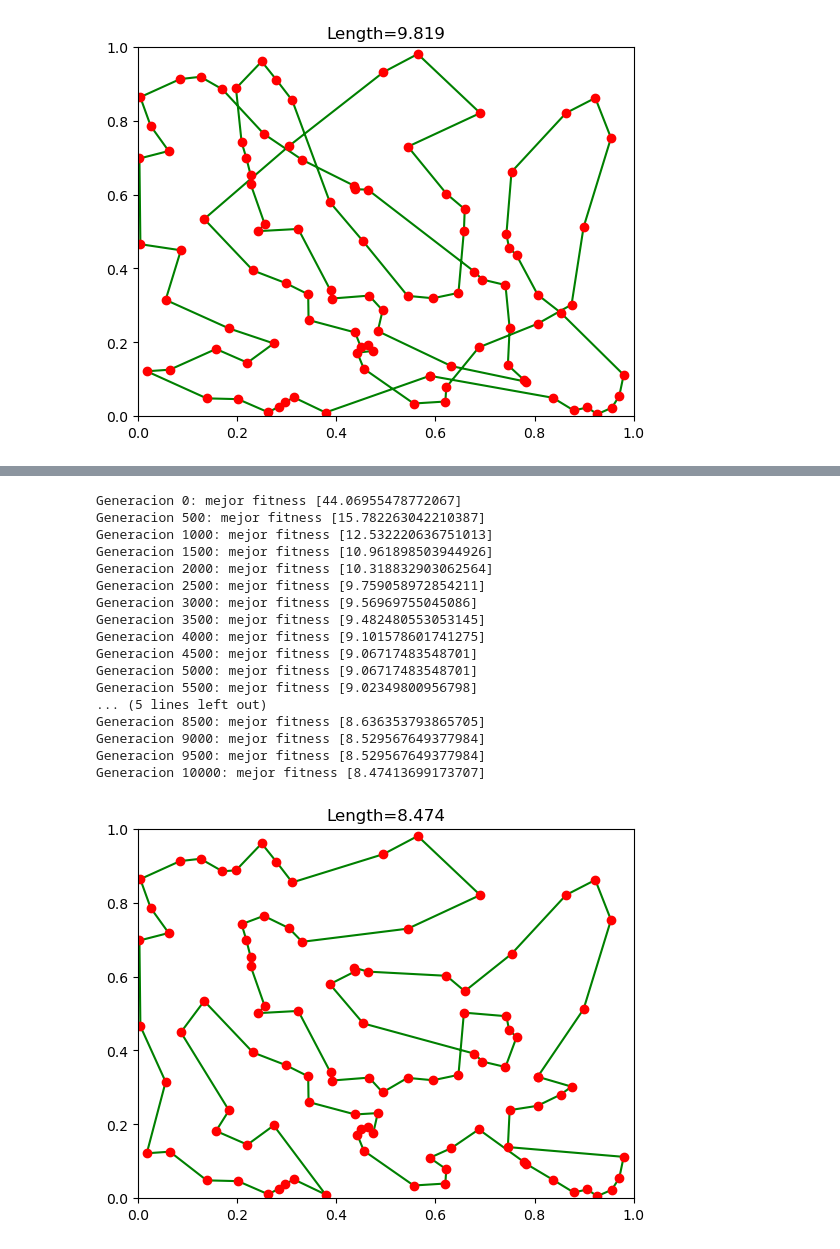
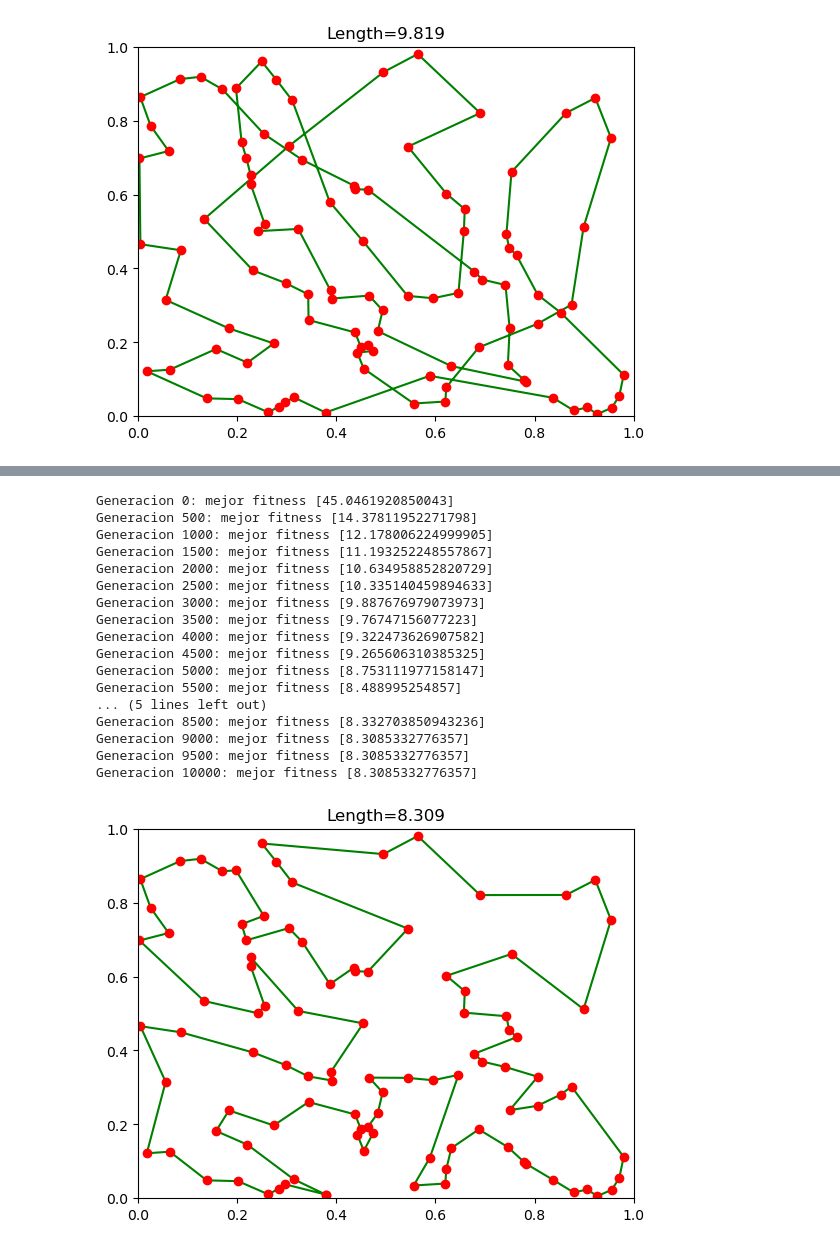
Before and after one commit to JorgeDC01/EMOC, a Jupyter notebook: TSP.ipynb, the cells around one changed output, grey strips where cells are left out. Saved outputs shown, nothing was run; the diff lists cells and outputs as text; code cells hidden in the pictures.

```diff
--- a/TSP.ipynb
+++ b/TSP.ipynb
@@ -227,4 +268,5 @@ pop = create(cities)
 # %%
-pop = evolve(pop, globaldist, 1/100, ngen=1000, trace=100)
+pop = create(cities)
+pop = evolve(pop, globaldist, 1/100, ngen=10000, trace=500, T=6)
 draw(pop[0])
 # %% [output]
@@ -250,5 +290,0 @@ No llega a una solución suficientemente buena. Puede ser por varios motivos:
-# %%
-# aumentamos generaciones
-pop = create(cities)
-pop = evolve(pop, globaldist, 1/100, ngen=10000, trace=500)
-draw(pop[0])
@@ -344,7 +346,7 @@ def evolve (pop, fit, pmut, pcross=0.7, ngen=100, T=2, trace=0, elitism=False):
     return pop
 # %%
 pop = create(cities)
-pop = evolve(pop, globaldist, 1/100, ngen=10000, trace=500, T=6, pcross=0.0)
+pop = evolve(pop, globaldist, pmut=1/100, pcross=0.0, ngen=10000, trace=500, T=6, elitism=False)
 draw(pop[0])
 # %% [output]
 Generacion 0: mejor fitness [44.25827414985802]
@@ -365,8 +367,3 @@ Generacion 9000: mejor fitness [9.818826769418644]
 Generacion 9500: mejor fitness [9.818826769418644]
 Generacion 10000: mejor fitness [9.818826769418644]
 [figure]
-# %%
-# continuamos, pero parece estancarse
-pop = create(cities)
-pop = evolve(pop, globaldist, 1/100, ngen=10000, trace=500, T=4, pcross=0.0)
-draw(pop[0])
@@ -459,24 +450,24 @@ def evolve (pop, fit, pmut, pcross=0.7, ngen=100, T=2, trace=0, elitism=False):
     return pop
 # %%
 pop = create(cities)
-pop = evolve(pop, globaldist, 1/100, ngen=10000, trace=500, T=4, pcross=0.0)
+pop = evolve(pop, globaldist, pmut=1/100, pcross=0.0, ngen=10000, T=6, trace=500, elitism=False)
 draw(pop[0])
 # %% [output]
-Generacion 0: mejor fitness [44.06955478772067]
-Generacion 500: mejor fitness [15.782263042210387]
-Generacion 1000: mejor fitness [12.532220636751013]
-Generacion 1500: mejor fitness [10.961898503944926]
-Generacion 2000: mejor fitness [10.318832903062564]
-Generacion 2500: mejor fitness [9.759058972854211]
-Generacion 3000: mejor fitness [9.56969755045086]
-Generacion 3500: mejor fitness [9.482480553053145]
-Generacion 4000: mejor fitness [9.101578601741275]
-Generacion 4500: mejor fitness [9.06717483548701]
-Generacion 5000: mejor fitness [9.06717483548701]
-Generacion 5500: mejor fitness [9.02349800956798]
+Generacion 0: mejor fitness [45.0461920850043]
+Generacion 500: mejor fitness [14.37811952271798]
+Generacion 1000: mejor fitness [12.178006224999905]
+Generacion 1500: mejor fitness [11.193252248557867]
+Generacion 2000: mejor fitness [10.634958852820729]
+Generacion 2500: mejor fitness [10.335140459894633]
+Generacion 3000: mejor fitness [9.887676979073973]
+Generacion 3500: mejor fitness [9.76747156077223]
+Generacion 4000: mejor fitness [9.322473626907582]
+Generacion 4500: mejor fitness [9.265606310385325]
+Generacion 5000: mejor fitness [8.753111977158147]
+Generacion 5500: mejor fitness [8.488995254857]
 ... (5 lines left out)
-Generacion 8500: mejor fitness [8.636353793865705]
-Generacion 9000: mejor fitness [8.529567649377984]
-Generacion 9500: mejor fitness [8.529567649377984]
-Generacion 10000: mejor fitness [8.47413699173707]
+Generacion 8500: mejor fitness [8.332703850943236]
+Generacion 9000: mejor fitness [8.3085332776357]
+Generacion 9500: mejor fitness [8.3085332776357]
+Generacion 10000: mejor fitness [8.3085332776357]
-[figure, old version]
+[figure, new version]
```
Also changed, not shown: parts of 52 cells of this notebook, 2 other files.
